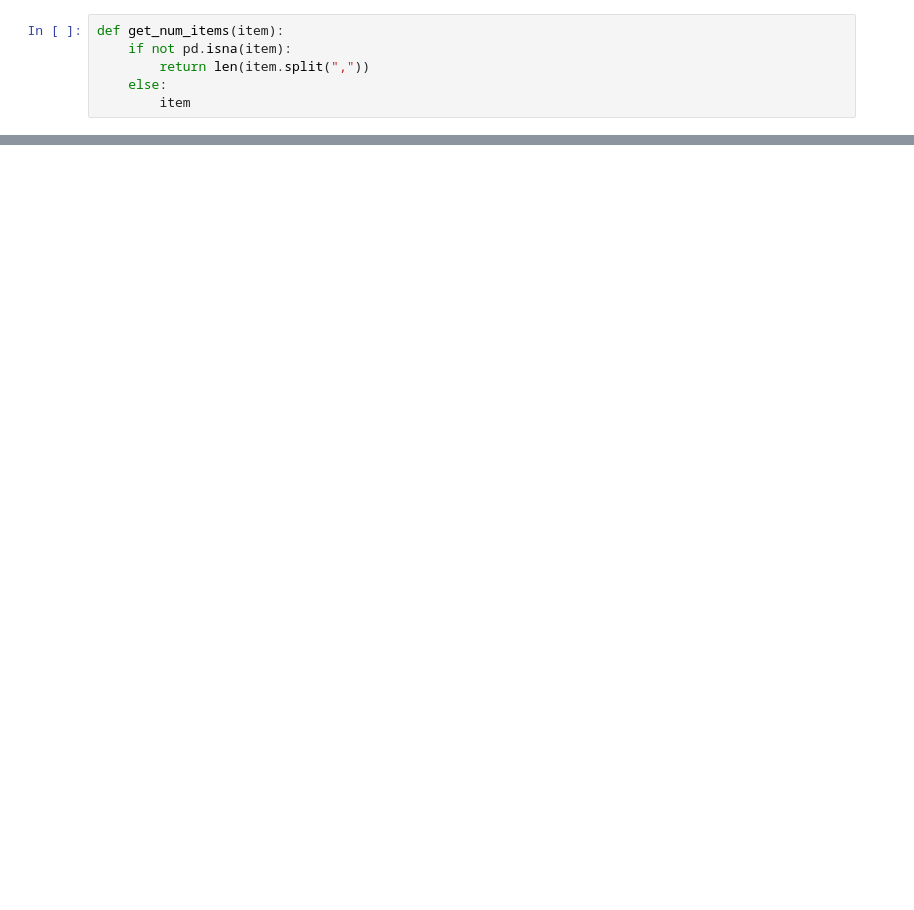
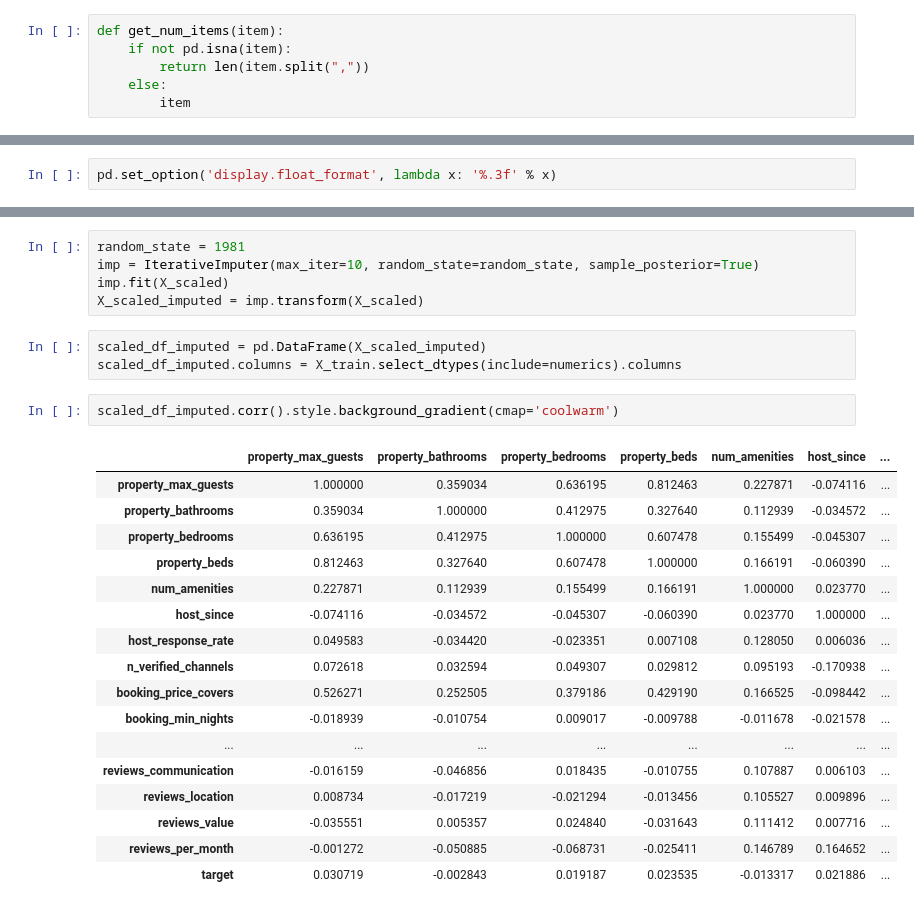
Before and after one commit to hovhannes-margaryan/advanced-business-analytics-ass1, a Jupyter notebook: experiments.ipynb, the cells around one changed output, grey strips where cells are left out. Drawn from its saved outputs; the diff is of its cells as text; blank space fills up the shorter version.

```diff
--- a/experiments.ipynb
+++ b/experiments.ipynb
@@ -177,0 +137,2 @@ scaled_df.corr().style.background_gradient(cmap='coolwarm')
+# %%
+pd.set_option('display.float_format', lambda x: '%.3f' % x)
@@ -177,0 +160,28 @@ scaled_df.corr().style.background_gradient(cmap='coolwarm')
+# %%
+random_state = 1981
+imp = IterativeImputer(max_iter=10, random_state=random_state, sample_posterior=True)
+imp.fit(X_scaled)
+X_scaled_imputed = imp.transform(X_scaled)
+# %%
+scaled_df_imputed = pd.DataFrame(X_scaled_imputed)
+scaled_df_imputed.columns = X_train.select_dtypes(include=numerics).columns
+# %%
+scaled_df_imputed.corr().style.background_gradient(cmap='coolwarm')
+# %% [output]
+|  | property_max_guests | property_bathrooms | property_bedrooms | property_beds | num_amenities | host_since | ... |
+| property_max_guests | 1.000000 | 0.359034 | 0.636195 | 0.812463 | 0.227871 | -0.074116 | ... |
+| property_bathrooms | 0.359034 | 1.000000 | 0.412975 | 0.327640 | 0.112939 | -0.034572 | ... |
+| property_bedrooms | 0.636195 | 0.412975 | 1.000000 | 0.607478 | 0.155499 | -0.045307 | ... |
+| property_beds | 0.812463 | 0.327640 | 0.607478 | 1.000000 | 0.166191 | -0.060390 | ... |
+| num_amenities | 0.227871 | 0.112939 | 0.155499 | 0.166191 | 1.000000 | 0.023770 | ... |
+| host_since | -0.074116 | -0.034572 | -0.045307 | -0.060390 | 0.023770 | 1.000000 | ... |
+| host_response_rate | 0.049583 | -0.034420 | -0.023351 | 0.007108 | 0.128050 | 0.006036 | ... |
+| n_verified_channels | 0.072618 | 0.032594 | 0.049307 | 0.029812 | 0.095193 | -0.170938 | ... |
+| booking_price_covers | 0.526271 | 0.252505 | 0.379186 | 0.429190 | 0.166525 | -0.098442 | ... |
+| booking_min_nights | -0.018939 | -0.010754 | 0.009017 | -0.009788 | -0.011678 | -0.021578 | ... |
+| ... | ... | ... | ... | ... | ... | ... | ... |
+| reviews_communication | -0.016159 | -0.046856 | 0.018435 | -0.010755 | 0.107887 | 0.006103 | ... |
+| reviews_location | 0.008734 | -0.017219 | -0.021294 | -0.013456 | 0.105527 | 0.009896 | ... |
+| reviews_value | -0.035551 | 0.005357 | 0.024840 | -0.031643 | 0.111412 | 0.007716 | ... |
+| reviews_per_month | -0.001272 | -0.050885 | -0.068731 | -0.025411 | 0.146789 | 0.164652 | ... |
+| target | 0.030719 | -0.002843 | 0.019187 | 0.023535 | -0.013317 | 0.021886 | ... |
```
Also changed, not shown: parts of 48 cells of this notebook.
